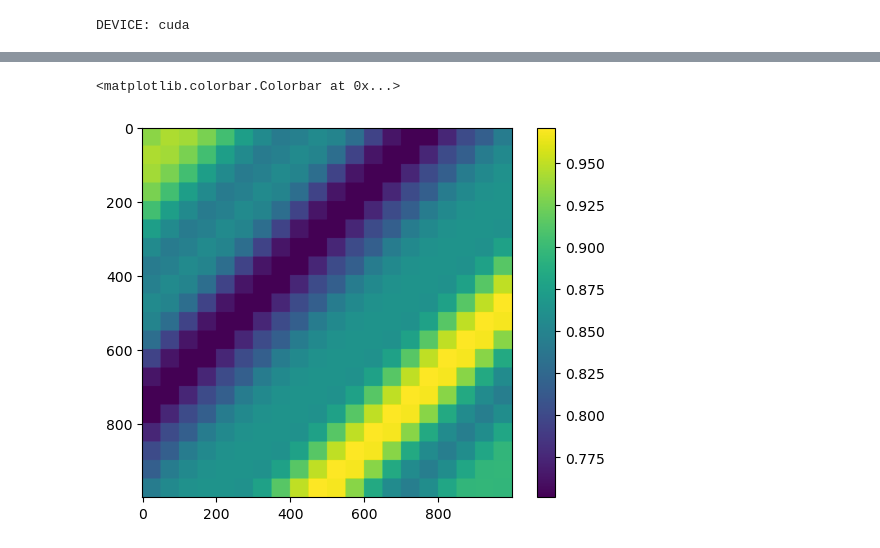
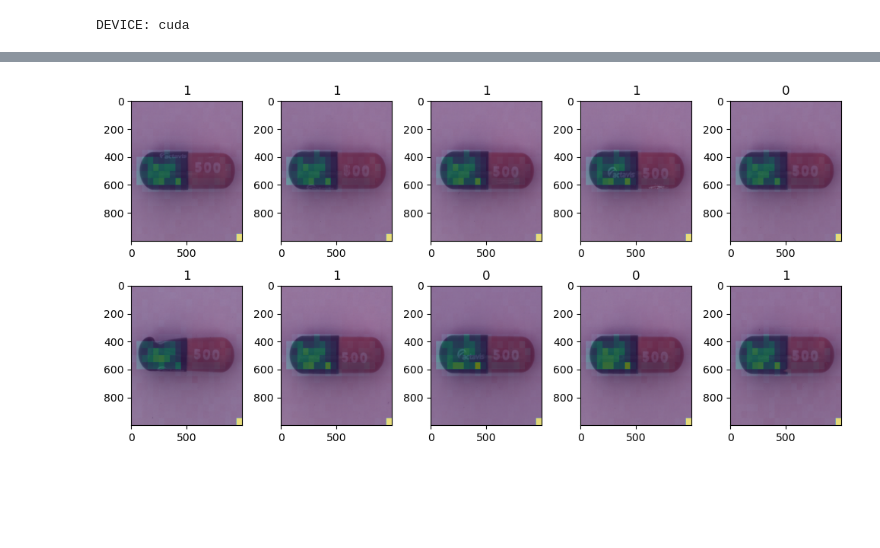
Before and after one commit to plrodrigues/TAAC_AnomalyDetection_in_MVTecDataset, a Jupyter notebook: notebooks/nb_2_vison_transformer_tests.ipynb, the cells around one changed output, grey strips where cells are left out. Drawn from its saved outputs; the diff is of its cells as text; code cells hidden in the pictures; blank space fills up the shorter version.

```diff
--- a/notebooks/nb_2_vison_transformer_tests.ipynb
+++ b/notebooks/nb_2_vison_transformer_tests.ipynb
@@ -336,21 +458,47 @@ attn_results[0].shape, attn_weights_results[0].shape
-# %%
-example_batch = attn_results[0]
-example = example_batch[0]
-# Normalize to 0-1
-example = example.mean(-1)
-example = (example - example.min(0))/(example.max(0) - example.min(0))
-
-idx = 0
-mask = np.zeros((1000, 1000))
-for i in range(20):
-    for j in range(20):
-        idx = i + j
-        patch_flat = example[idx]
-        patch = patch_flat.mean() * np.ones((PATCH_SIZE, PATCH_SIZE))
-        mask[(i*PATCH_SIZE):((i+1)*PATCH_SIZE), (j*PATCH_SIZE):((j+1)*PATCH_SIZE)] = patch
-# %%
-plt.imshow(mask)
-plt.colorbar()
-# %% [output]
-<matplotlib.colorbar.Colorbar at 0x...>
-[figure, removed]
+# %%
+from sklearn.decomposition import PCA
+
+imgs = []
+NUM_COMP = 3
+for sample_id in range(BATCH_SIZE):
+    class_attn = attn_results[0][sample_id, 0] # Class
+    pos_attn = attn_results[0][sample_id, 1:] # Patches
+    raw = raw_images[0]
+    labels = raw_targets[0]
+
+    pca = PCA(n_components=NUM_COMP)
+    output = pca.fit_transform(pos_attn)
+    output = output.mean(-1)
+
+    img = np.zeros((1000, 1000))
+    patch = np.ones((50, 50))
+    c = 0
+    for i in range(20):
+        for j in range(20):
+            img[i*50:(i+1)*50, j*50:(j+1)*50] = output[c]*patch
+            c += 1
+    img = (img - img.min())/(img.max() - img.min())
+    imgs.append(img)
+
+fig, ax = plt.subplots(2, 5, figsize=(10, 5))
+idx = [(i, j) for i in range(2) for j in range(5)]
+for i, img in enumerate(imgs):
+    ca = ax[idx[i]]
+
+    y = raw[i]
+    temp = np.zeros((3, 1000, 1000))
+    c = 0
+    for j in range(20):
+        for k in range(20):
+            patch = y[c]
+            temp[:, j*50:(j+1)*50, k*50:(k+1)*50] = patch.reshape(3, 50, 50)
+            c += 1
+    temp = np.swapaxes(temp, 0, 2)
+    temp = np.swapaxes(temp, 0, 1)
+    ca.imshow(temp, aspect="auto")
+    ca.imshow(img, aspect="auto", cmap="viridis", alpha=0.5)
+    ca.set_title(labels[i])
+fig.tight_layout()
+plt.show()
+# %% [output]
+[figure, added]
```
Also changed, not shown: parts of 12 cells of this notebook.
